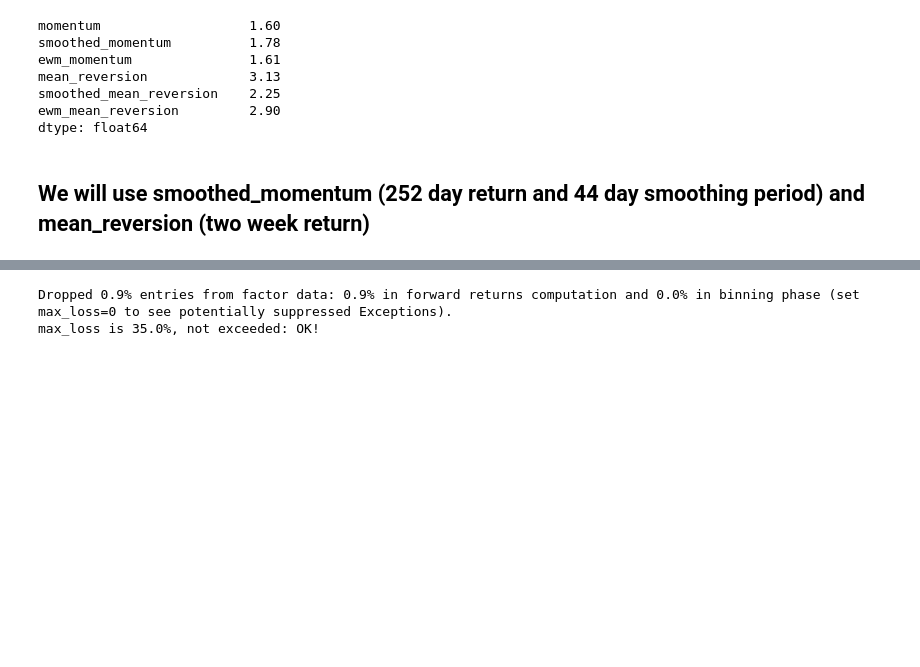
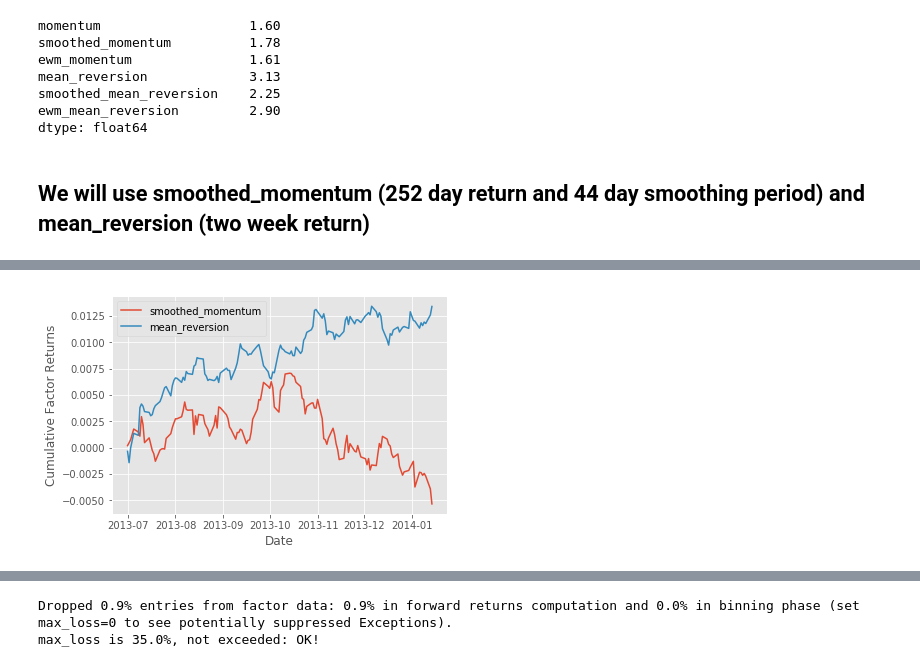
Before and after one commit to rwuebker/backtesting, a Jupyter notebook: scipy_optimize/scipy_optimizer.ipynb, the cells around one changed output, grey strips where cells are left out. Drawn from its saved outputs; the diff is of its cells as text; code cells hidden in the pictures; blank space fills up the shorter version.

```diff
--- a/scipy_optimize/scipy_optimizer.ipynb
+++ b/scipy_optimize/scipy_optimizer.ipynb
@@ -566,0 +616,11 @@ NVR         1.466929  20130701
+# %%
+facret = OrderedDict()
+
+for date in tqdm(frames):
+    facret[date] = estimate_factor_returns(frames[date]).params
+# %%
+for date in facret:
+    print(date)
+    print(facret[date].head())
+    print(facret[date].tail())
+    break
@@ -566,0 +641,3 @@ NVR         1.466929  20130701
+# %%
+my_dates = sorted(list(map(lambda date: pd.to_datetime(date, format='%Y%m%d'), frames.keys())))
+my_dates[:5]
@@ -566,0 +650,14 @@ NVR         1.466929  20130701
+# %%
+facret_df = pd.DataFrame(index = my_dates)
+for date_ in my_dates:
+    for alp in alpha_names:
+        facret_df.at[date_, alp] = facret[date_.strftime('%Y%m%d')][alp]
+
+for column in facret_df.columns:
+    plt.plot(facret_df[column].cumsum(), label=column)
+plt.legend(loc='upper left')
+plt.xlabel('Date')
+plt.ylabel('Cumulative Factor Returns')
+plt.show()
+# %% [output]
+[figure, added]
```
Also changed, not shown: parts of 13 cells of this notebook.
